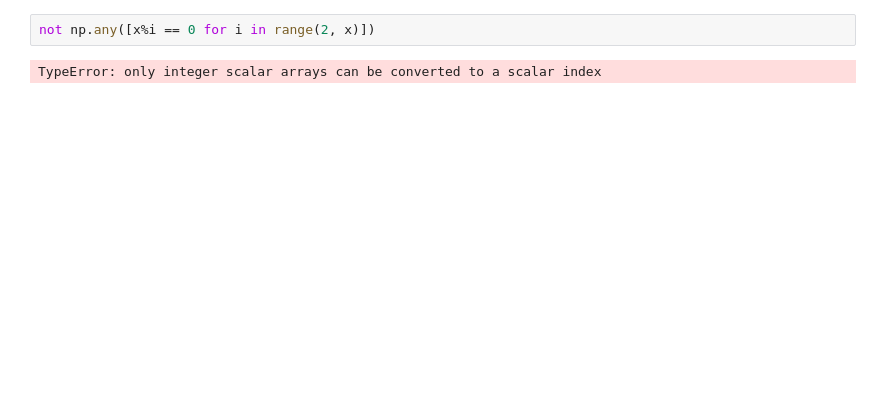
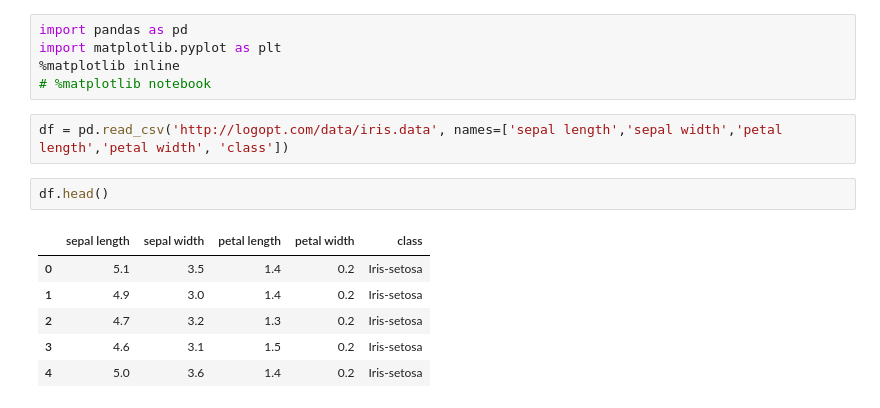
Before and after one commit to nomi-yohei/python, a Jupyter notebook: Untitled.ipynb, the cells around one changed output. Saved outputs shown, nothing was run; the diff lists cells and outputs as text; blank space fills up the shorter version.

```diff
--- a/Untitled.ipynb
+++ b/Untitled.ipynb
@@ -339,4 +1,16 @@ SyntaxError: invalid syntax (<ipython-input-157-2e534a577163>, line 1)
-# %%
-not np.any([x%i == 0 for i in range(2, x)])
-# %% [output]
-TypeError: only integer scalar arrays can be converted to a scalar index
+# %%
+import pandas as pd
+import matplotlib.pyplot as plt
+%matplotlib inline
+# %matplotlib notebook
+# %%
+df = pd.read_csv('http://logopt.com/data/iris.data', names=['sepal length','sepal width','petal length','petal width', 'class'])
+# %%
+df.head()
+# %% [output]
+|  | sepal length | sepal width | petal length | petal width | class |
+| 0 | 5.1 | 3.5 | 1.4 | 0.2 | Iris-setosa |
+| 1 | 4.9 | 3.0 | 1.4 | 0.2 | Iris-setosa |
+| 2 | 4.7 | 3.2 | 1.3 | 0.2 | Iris-setosa |
+| 3 | 4.6 | 3.1 | 1.5 | 0.2 | Iris-setosa |
+| 4 | 5.0 | 3.6 | 1.4 | 0.2 | Iris-setosa |
```
Also changed, not shown: parts of 81 cells of this notebook, 1 other file.
